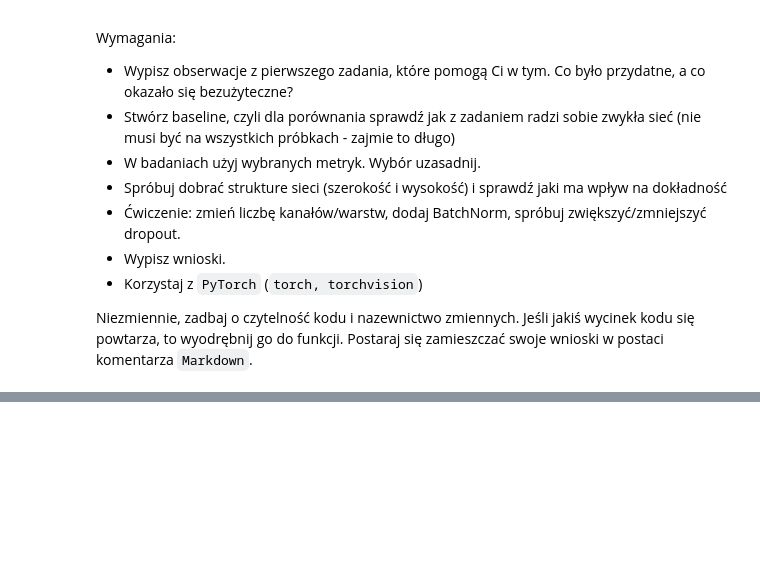
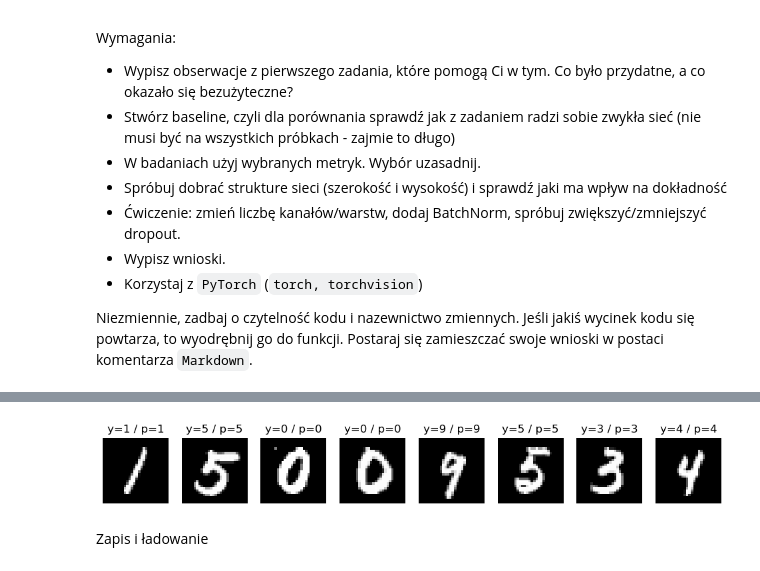
Before and after one commit to Solvro/ml-wakacyjne-wyzwanie-2025, a Jupyter notebook: 3_nn&cv/NN&CV_zadanie.ipynb, the cells around one changed output, grey strips where cells are left out. Cells and saved outputs as stored; diff of their text form; code cells hidden in the pictures; blank space fills up the shorter version.

```diff
--- a/3_nn&cv/NN&CV_zadanie.ipynb
+++ b/3_nn&cv/NN&CV_zadanie.ipynb
@@ -47,0 +272,20 @@ Downloading data from https://storage.googleapis.com/tensorflow/tf-keras-dataset
+# %%
+import random
+
+model.eval()
+batch = random.choice(list(test_loader))
+images, labels = batch[0][:8], batch[1][:8]
+with torch.no_grad():
+    logits = model(images.to(device))
+preds = logits.argmax(1).cpu()
+
+fig, axes = plt.subplots(1, len(images), figsize=(12, 2.5))
+for ax, img, y, p in zip(axes, images, labels, preds):
+    ax.imshow(img.squeeze().numpy(), cmap="gray")
+    ax.set_title(f"y={y.item()} / p={int(p)}")
+    ax.axis("off")
+plt.show()
+# %% [output]
+[figure, added]
+# %% [markdown]
+Zapis i ładowanie
```
Also changed, not shown: parts of 15 cells of this notebook, 12 other files.
